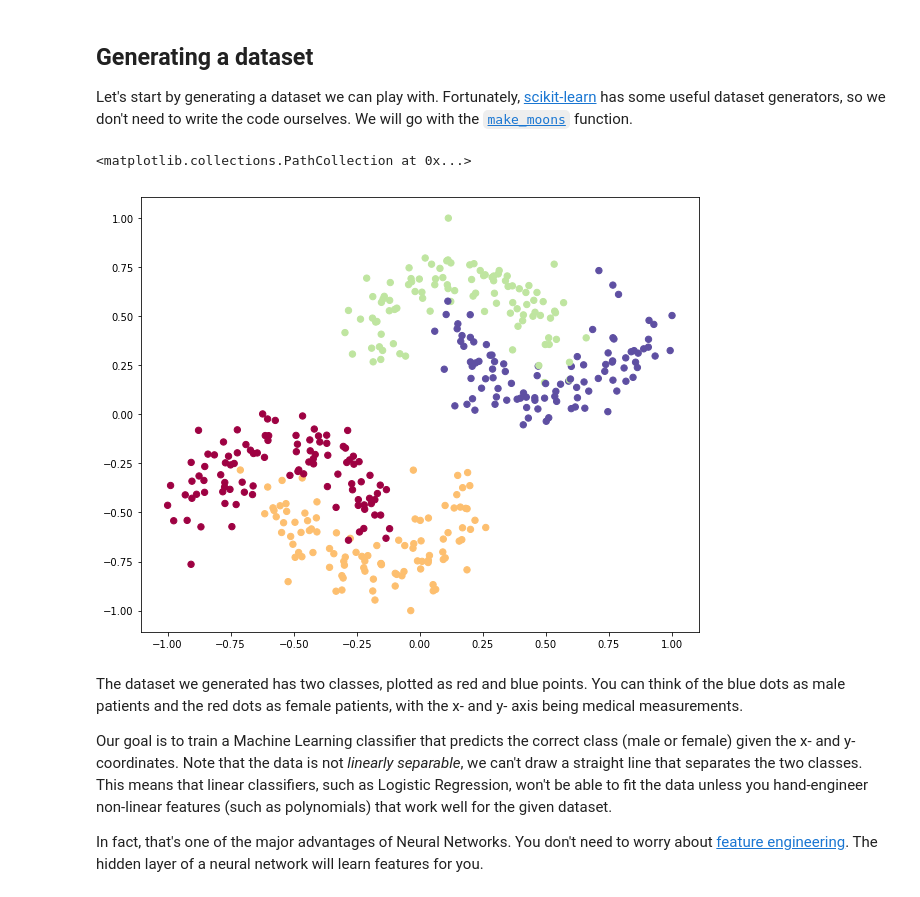
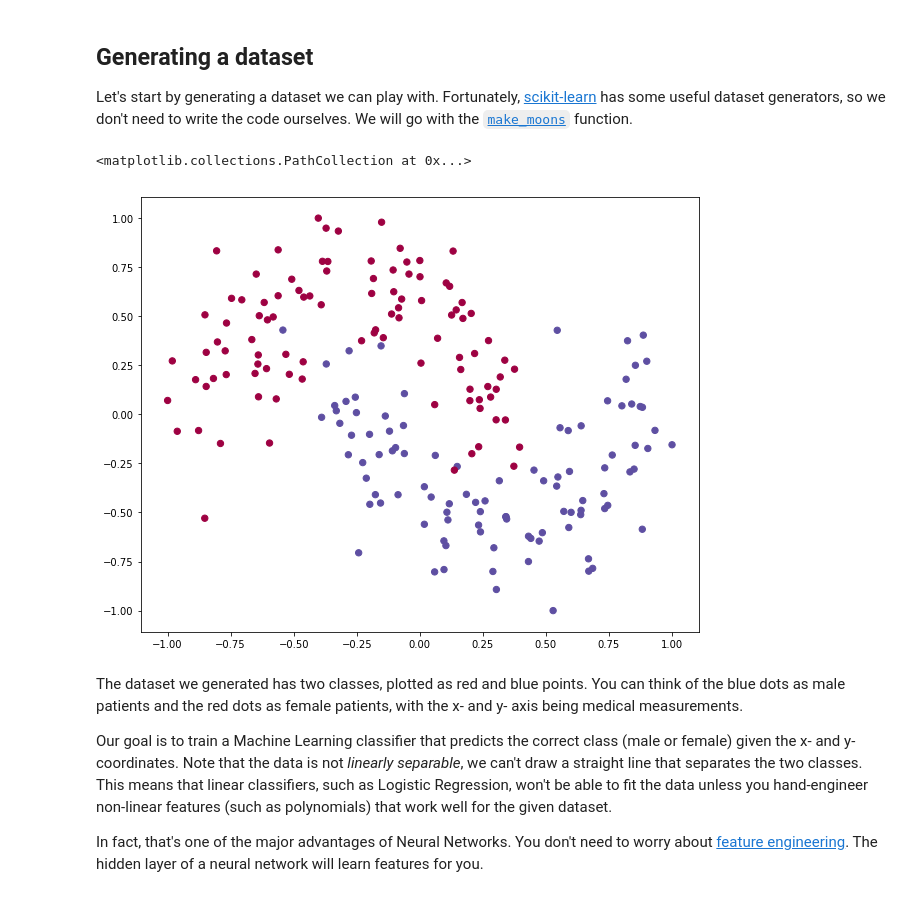
Before and after one commit to MattChubb/nn-from-scratch, a Jupyter notebook: nn-from-scratch.ipynb, the cells around one changed output. Saved outputs shown, nothing was run; the diff lists cells and outputs as text; code cells hidden in the pictures.

```diff
--- a/nn-from-scratch.ipynb
+++ b/nn-from-scratch.ipynb
@@ -41,35 +41,35 @@ def make_two_dimensional_ndarray(x, y):
     return np.array([x, y]).transpose()
 
 def normalise_all_columns(ndarray):
     cols = ndarray.shape[1]
     columns = []
     for i in range(cols):
         unnormalised = np.array([element[i] for element in ndarray])
         normalised = normalise(unnormalised)
         columns.append(normalised)
     return np.array(columns).transpose()
 
 def make_n_moon_pairs(n_pairs=1, offset_increment_x=2, offset_increment_y=2, count=200, noise=0.2):
     offset_x = 0
     offset_y = 0
     offset_colour = 0
     coords = []
     colours = []
     for i in range(0, n_pairs):
         coords_i, colours_i = sklearn.datasets.make_moons(count, noise=noise)
         coords.append(coords_i + [offset_x, offset_y])
         colours.append(colours_i + offset_colour)
         offset_x += offset_increment_x
         offset_y += offset_increment_y
         offset_colour += 2
     return normalise_all_columns(np.concatenate(coords)), np.concatenate(colours)
 
 #X, y = sklearn.datasets.make_moons(500, noise=0.20)
-X, y = make_n_moon_pairs(2)
+X, y = make_n_moon_pairs(1)
 plt.scatter(X[:,0], X[:,1], s=40, c=y, cmap=plt.cm.Spectral)
 # %% [output]
 <matplotlib.collections.PathCollection at 0x...>
-[figure, old version]
+[figure, new version]
 # %% [markdown]
 The dataset we generated has two classes, plotted as red and blue points. You can think of the blue dots as male patients and the red dots as female patients, with the x- and y- axis being medical measurements.
 
```
Also changed, not shown: parts of 8 cells of this notebook.
